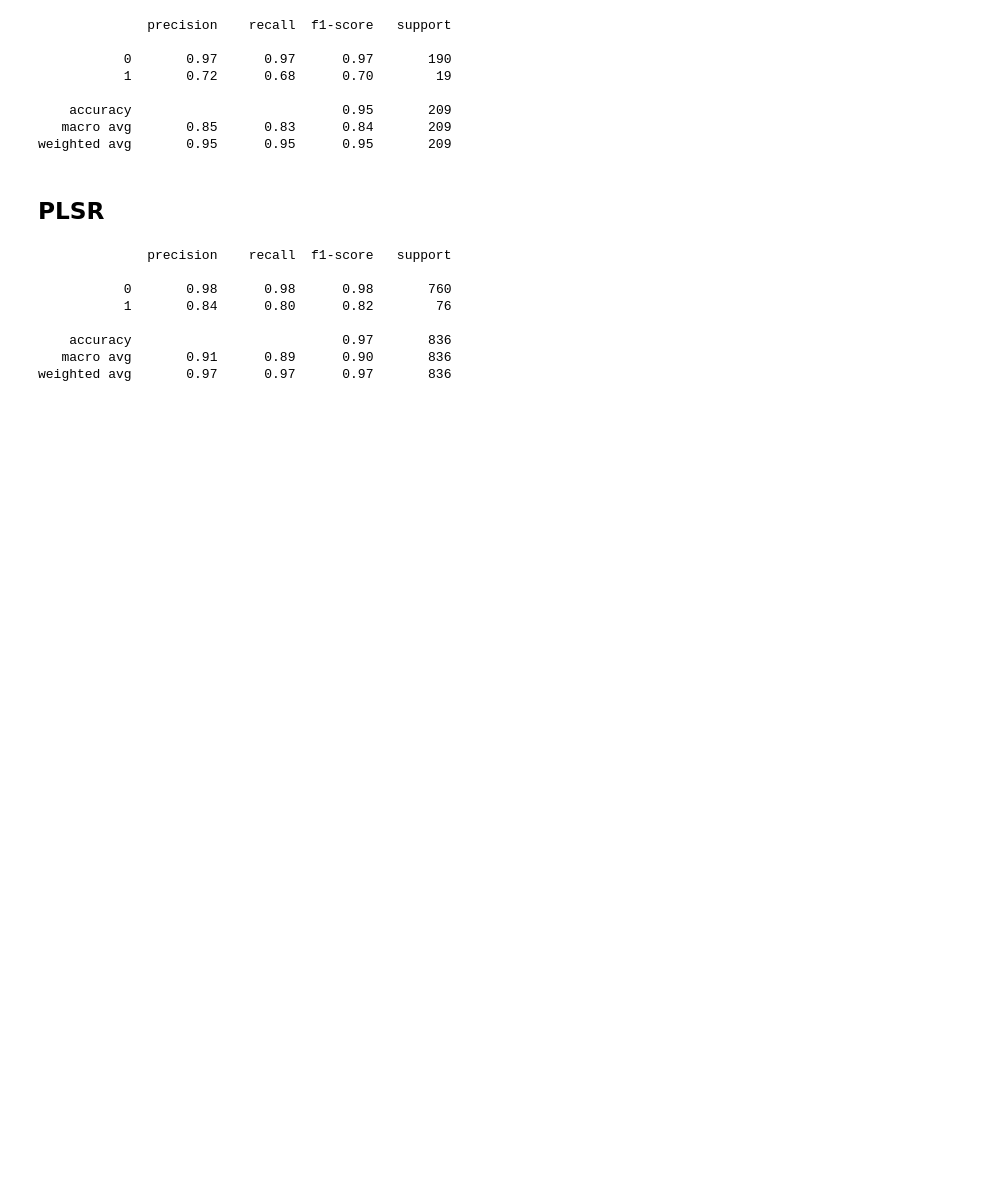
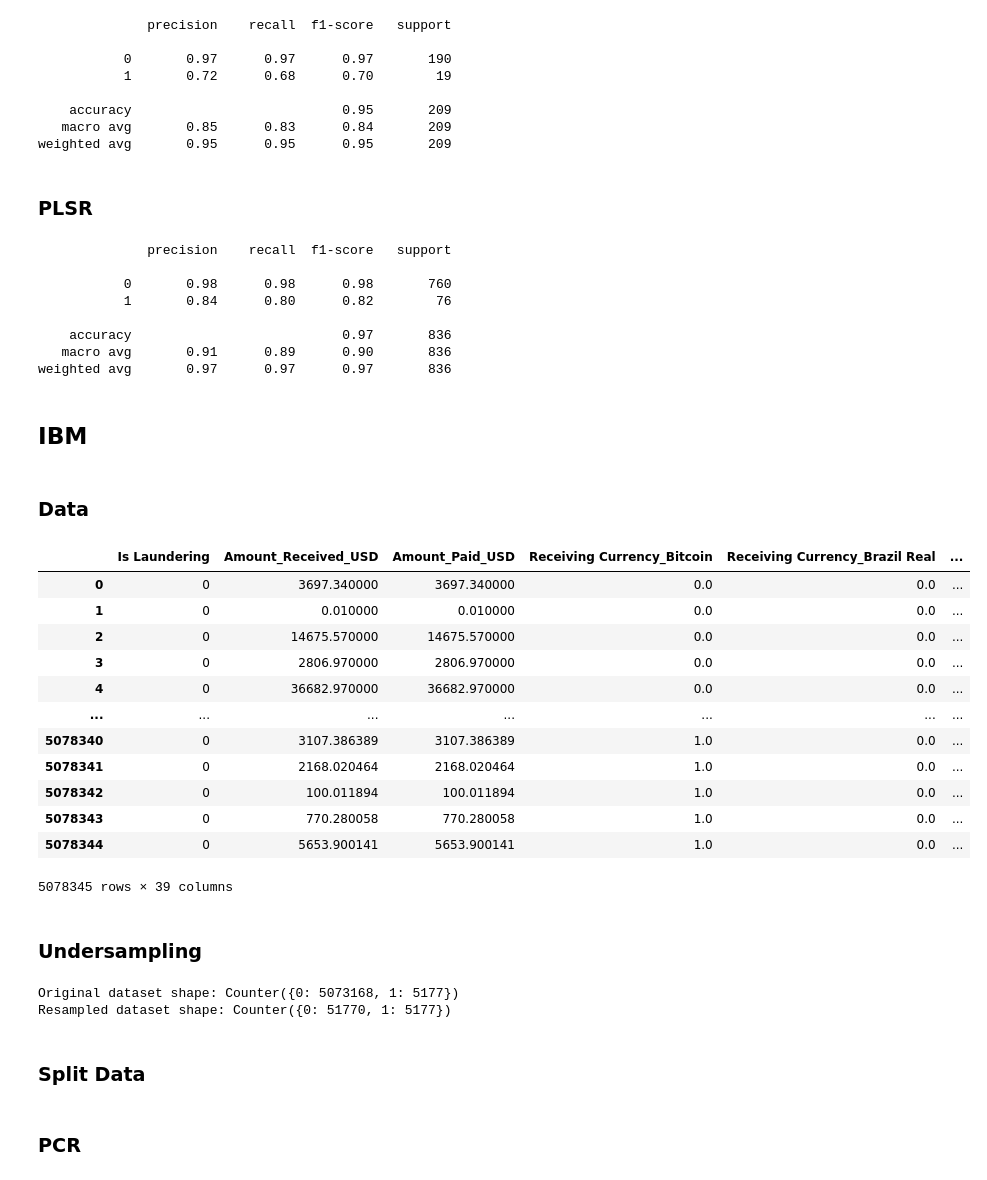
Before and after one commit to calebhadley1/DX799-capstone, a Jupyter notebook: Week3.ipynb, the cells around one changed output. Saved outputs shown, nothing was run; the diff lists cells and outputs as text; code cells hidden in the pictures; blank space fills up the shorter version.

```diff
--- a/Week3.ipynb
+++ b/Week3.ipynb
@@ -79,7 +81,7 @@ print(classification_report(y_true=y_test, y_pred=y_pred))
    macro avg       0.85      0.83      0.84       209
 weighted avg       0.95      0.95      0.95       209
 # %% [markdown]
-## PLSR
+### PLSR
 # %%
 pls = PLSRegression(n_components=2)
 pls.fit(X_train, y_train)
@@ -97,3 +99,42 @@ print(classification_report(y_train, y_pred_classes))
     accuracy                           0.97       836
    macro avg       0.91      0.89      0.90       836
 weighted avg       0.97      0.97      0.97       836
+# %% [markdown]
+## IBM
+# %% [markdown]
+### Data
+# %%
+df = pd.read_csv('ibm_hi_small_trans_cleaned_semester3.csv')
+df
+# %% [output]
+|  | Is Laundering | Amount_Received_USD | Amount_Paid_USD | Receiving Currency_Bitcoin | Receiving Currency_Brazil Real | ... |
+| 0 | 0 | 3697.340000 | 3697.340000 | 0.0 | 0.0 | ... |
+| 1 | 0 | 0.010000 | 0.010000 | 0.0 | 0.0 | ... |
+| 2 | 0 | 14675.570000 | 14675.570000 | 0.0 | 0.0 | ... |
+| 3 | 0 | 2806.970000 | 2806.970000 | 0.0 | 0.0 | ... |
+| 4 | 0 | 36682.970000 | 36682.970000 | 0.0 | 0.0 | ... |
+| ... | ... | ... | ... | ... | ... | ... |
+| 5078340 | 0 | 3107.386389 | 3107.386389 | 1.0 | 0.0 | ... |
+| 5078341 | 0 | 2168.020464 | 2168.020464 | 1.0 | 0.0 | ... |
+| 5078342 | 0 | 100.011894 | 100.011894 | 1.0 | 0.0 | ... |
+| 5078343 | 0 | 770.280058 | 770.280058 | 1.0 | 0.0 | ... |
+| 5078344 | 0 | 5653.900141 | 5653.900141 | 1.0 | 0.0 | ... |
+5078345 rows × 39 columns
+# %% [markdown]
+### Undersampling
+# %%
+from collections import Counter
+
+
+X = df.drop(columns='Is Laundering')
+y = df['Is Laundering']
+print("Original dataset shape:", Counter(y))
+rus = RandomUnderSampler(sampling_strategy=0.1, random_state=random_state)
+X_resampled, y_resampled = rus.fit_resample(X, y)
+
+print("Resampled dataset shape:", Counter(y_resampled))
+# %% [output]
+Original dataset shape: Counter({0: 5073168, 1: 5177})
+Resampled dataset shape: Counter({0: 51770, 1: 5177})
+# %% [markdown]
+### Split Data
@@ -99,0 +148,2 @@ weighted avg       0.97      0.97      0.97       836
+# %% [markdown]
+### PCR
```
Also changed, not shown: parts of 22 cells of this notebook.
